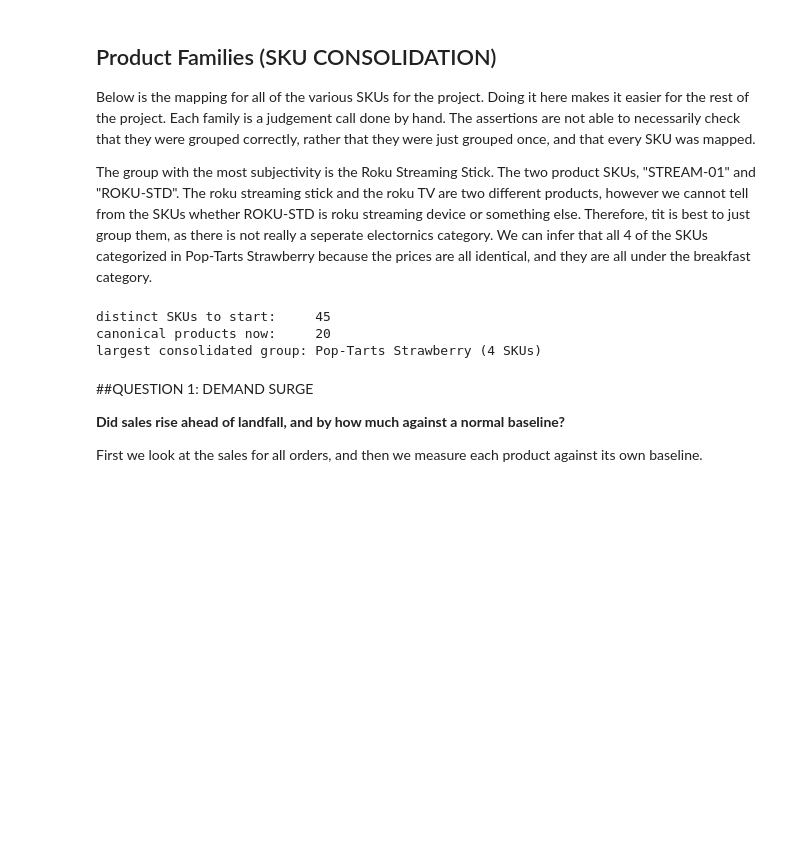
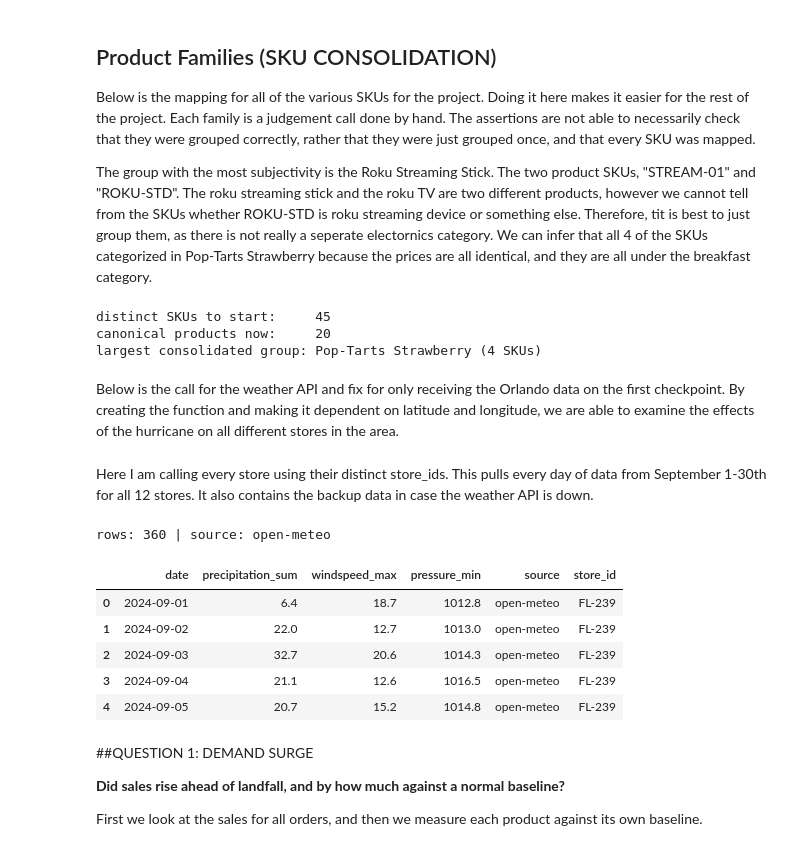
Before and after one commit to BenFreilichUVA/walmart-hurricane-project, a Jupyter notebook: notebooks/scratch/team_notebook.ipynb, the cells around one changed output. Drawn from its saved outputs; the diff is of its cells as text; code cells hidden in the pictures; blank space fills up the shorter version.

Commit message:
Tommy - First update on 10/28

```diff
--- a/notebooks/scratch/team_notebook.ipynb
+++ b/notebooks/scratch/team_notebook.ipynb
@@ -553,3 +553,5 @@ print('largest consolidated group:', group_sizes.index[0], f'({group_sizes.iloc[
 distinct SKUs to start:     45
 canonical products now:     20
 largest consolidated group: Pop-Tarts Strawberry (4 SKUs)
+# %% [markdown]
+Below is the call for the weather API and fix for only receiving the Orlando data on the first checkpoint. By creating the function and making it dependent on latitude and longitude, we are able to examine the effects of the hurricane on all different stores in the area.
@@ -556,3 +599,42 @@ largest consolidated group: Pop-Tarts Strawberry (4 SKUs)
+# %% [markdown]
+Here I am calling every store using their distinct store_ids. This pulls every day of data from September 1-30th for all 12 stores. It also contains the backup data in case the weather API is down.
+# %%
+WEATHER_FILE = DATA / 'weather_by_store.csv'
+
+try:
+    frames = []
+    for s in stores_clean.itertuples():
+        w = daily_weather('2024-09-01', '2024-09-30', lat=s.latitude, lon=s.longitude)
+        w['store_id'] = s.store_id
+        frames.append(w)
+        time.sleep(1)                              # be polite to the API
+    weather_all = pd.concat(frames, ignore_index=True)
+    weather_all.to_csv(WEATHER_FILE, index=False)   # saved copy for when the API is down
+except requests.RequestException as err:
+    print('API call failed:', err)
+    if not WEATHER_FILE.exists():
+        raise
+    weather_all = pd.read_csv(WEATHER_FILE, parse_dates=['date'])
+    weather_all['source'] = 'saved copy of an earlier open-meteo pull'
+
+assert len(weather_all) == 12 * 30, 'expected 12 stores x 30 days'
+assert weather_all['store_id'].nunique() == 12, 'a store is missing'
+assert weather_all['date'].nunique() == 30, 'a day is missing'
+
+decision_log['weather: source'] = (f'Pulled hourly wind, rain, and pressure for all 12 stores from Open-Meteo '
+                                   f'({weather_all["source"].iloc[0]}) and rolled them up to {len(weather_all)} store-days.')
+decision_log['weather: timezone'] = ('Requested weather in America/New_York time so its dates match the store-local '
+                                     'sales timestamps, which were cut to dates with .dt.normalize().')
+print('rows:', len(weather_all), '| source:', weather_all['source'].iloc[0])
+weather_all.head()
+# %% [output]
+rows: 360 | source: open-meteo
+|  | date | precipitation_sum | windspeed_max | pressure_min | source | store_id |
+| 0 | 2024-09-01 | 6.4 | 18.7 | 1012.8 | open-meteo | FL-239 |
+| 1 | 2024-09-02 | 22.0 | 12.7 | 1013.0 | open-meteo | FL-239 |
+| 2 | 2024-09-03 | 32.7 | 20.6 | 1014.3 | open-meteo | FL-239 |
+| 3 | 2024-09-04 | 21.1 | 12.6 | 1016.5 | open-meteo | FL-239 |
+| 4 | 2024-09-05 | 20.7 | 15.2 | 1014.8 | open-meteo | FL-239 |
 # %% [markdown]
 ##QUESTION 1: DEMAND SURGE
 
```
Also changed, not shown: parts of 3 cells of this notebook.
